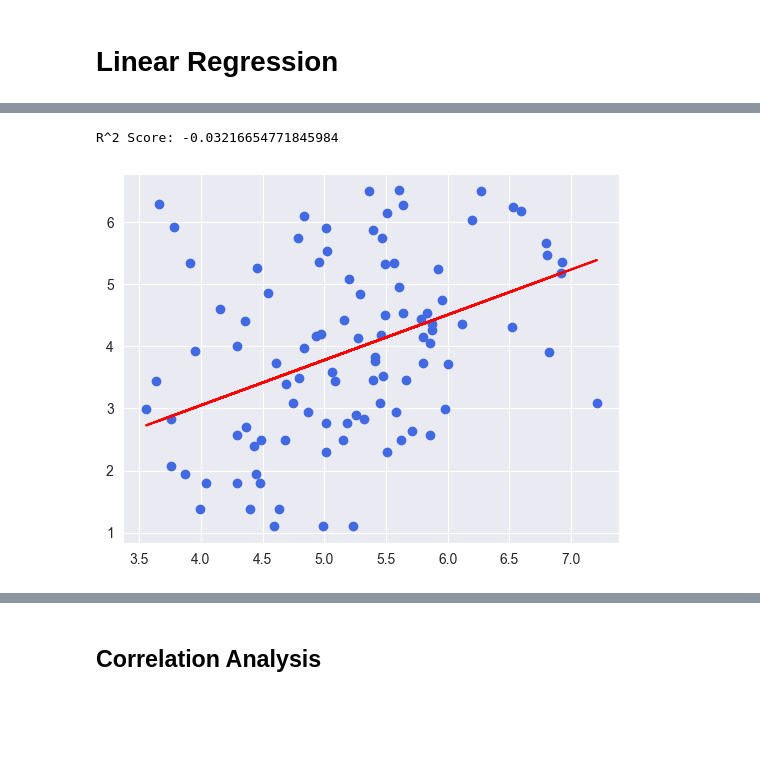
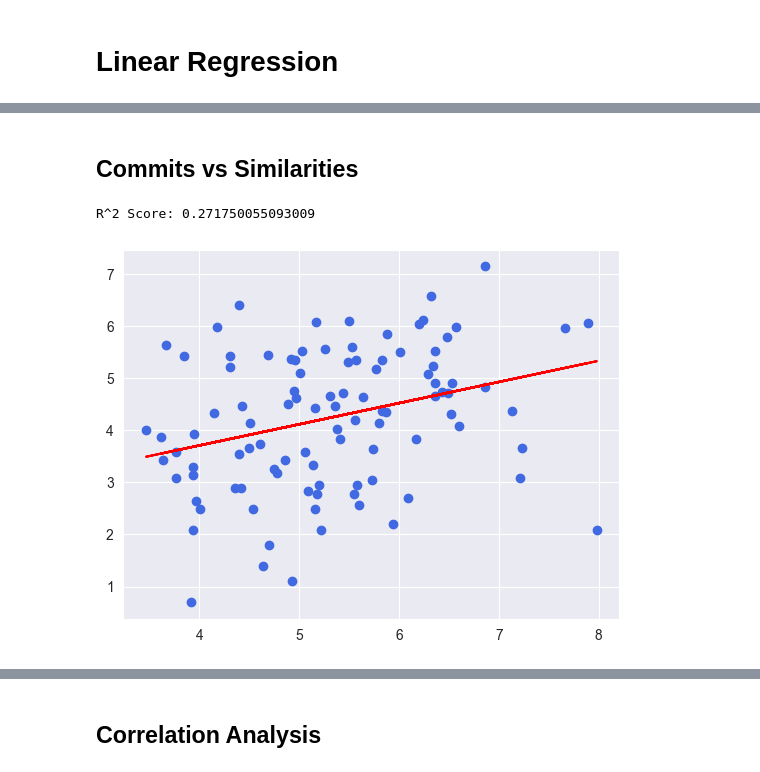
Before and after one commit to jubenitezg/Go-Clone-Thesis, a Jupyter notebook: clone-detection/analysis.ipynb, the cells around one changed output, grey strips where cells are left out. Cells and saved outputs as stored; diff of their text form; code cells hidden in the pictures; blank space fills up the shorter version.

Commit message:
feat: add full df regression analysis

```diff
--- a/clone-detection/analysis.ipynb
+++ b/clone-detection/analysis.ipynb
@@ -245,16 +246,19 @@ sample = df_small.sample(100)
 from pandas import DataFrame
 from sklearn.linear_model import HuberRegressor
 
-X = DataFrame(sample, columns=['log_stars'])
-y = DataFrame(sample, columns=['log_similarities'])
+r2_score = -1
+while r2_score < 0.2:
+	sample = df_small.sample(100)
+	X = DataFrame(sample, columns=['log_stars'])
+	y = DataFrame(sample, columns=['log_similarities'])
 
-X_train, X_test, y_train, y_test = train_test_split(X, y, test_size=0.2, random_state=42)
-model = HuberRegressor()
-model.fit(X_train, y_train.values.ravel())
+	X_train, X_test, y_train, y_test = train_test_split(X, y, test_size=0.2, random_state=42)
+	model = HuberRegressor()
+	model.fit(X_train, y_train.values.ravel())
 
-r2_score  = model.score(X_test, y_test)
+	r2_score  = model.score(X_test, y_test)
 
-print(f"R^2 Score: {r2_score}")
+	print(f"R^2 Score: {r2_score}")
 
 y_pred = model.predict(X)
 plt.scatter(X, y, color='royalblue')
@@ -285,21 +345,22 @@ R^2 Score: -0.14013411527445419
+# %% [markdown]
+## Commits vs Similarities
 # %%
-
 X = DataFrame(sample, columns=['log_commits'])
 y = DataFrame(sample, columns=['log_similarities'])
 
 
 X_train, X_test, y_train, y_test = train_test_split(X, y, test_size=0.2, random_state=42)
-model = LinearRegression()
-model.fit(X_train, y_train)
+model = HuberRegressor()
+model.fit(X_train, y_train.values.ravel())
 
 r2_score  = model.score(X_test, y_test)
 
 print(f"R^2 Score: {r2_score}")
 
 y_pred = model.predict(X)
 plt.scatter(X, y, color='royalblue')
 plt.plot(X, y_pred, color='red')
 plt.show()
 # %% [output]
-R^2 Score: -0.03216654771845984
+R^2 Score: 0.271750055093009
-[figure, old version]
+[figure, new version]
```
Also changed, not shown: parts of 32 cells of this notebook.
